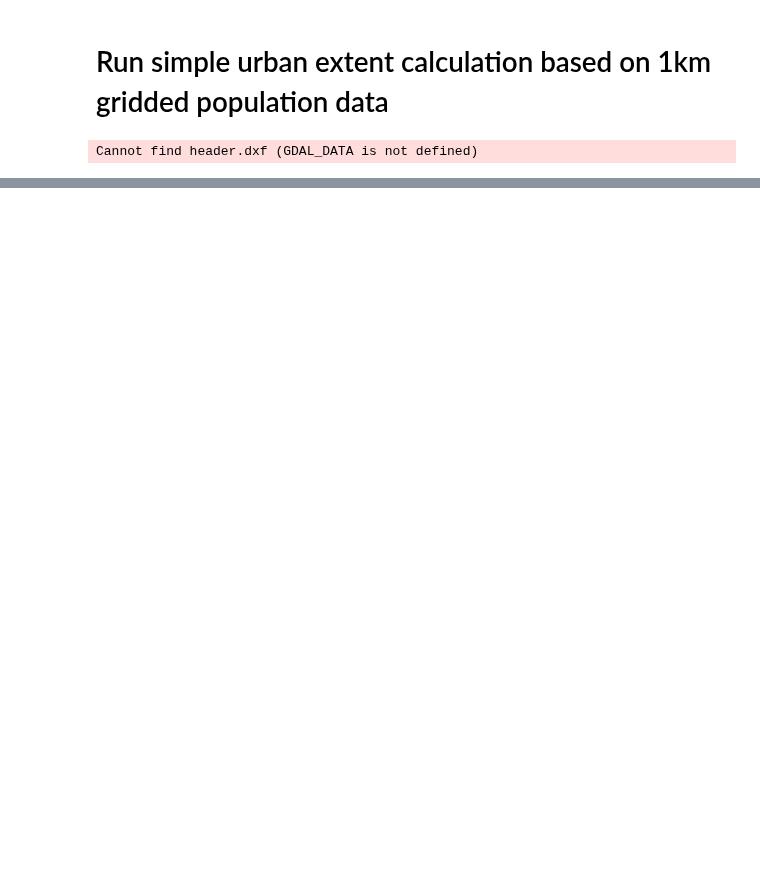
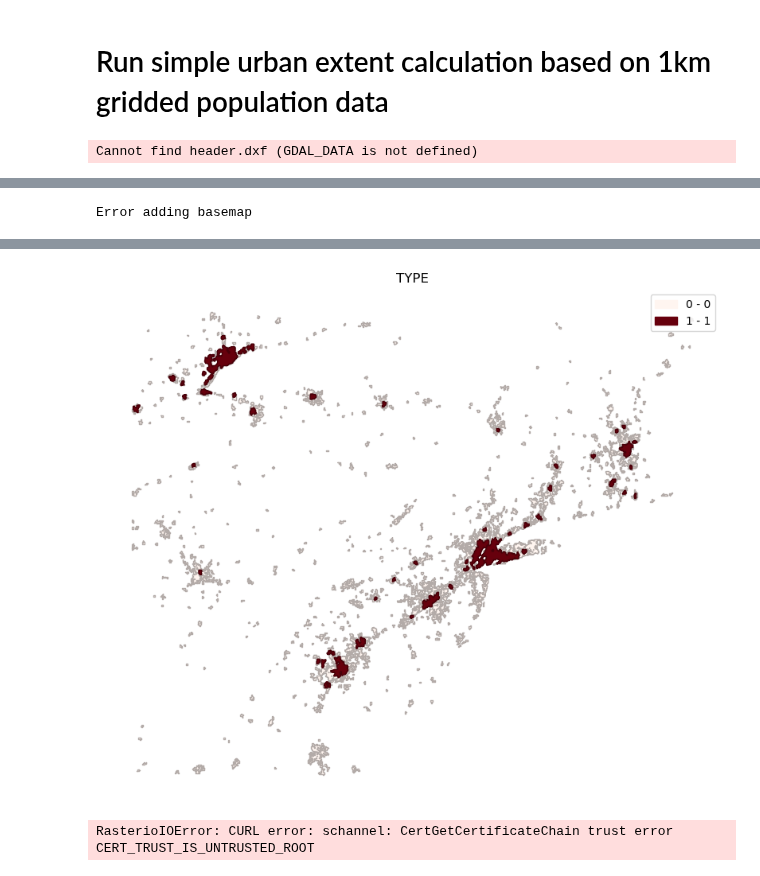
Before and after one commit to worldbank/GOSTurban, a Jupyter notebook: Notebooks/Tutorials/UrbanAreas_tutorials.ipynb, the cells around one changed output, grey strips where cells are left out. Saved outputs shown, nothing was run; the diff lists cells and outputs as text; code cells hidden in the pictures; blank space fills up the shorter version.

Commit message:
Misc setup and install updates

```diff
--- a/Notebooks/Tutorials/UrbanAreas_tutorials.ipynb
+++ b/Notebooks/Tutorials/UrbanAreas_tutorials.ipynb
@@ -55,0 +71,9 @@ hd_urban_extents.to_file(out_hd_urban, driver="GeoJSON")
+# %%
+# Read in urban extents
+hd_urban_extents = gpd.read_file(out_hd_urban)
+hd_urban_extents['TYPE'] = 1
+urban_extents = gpd.read_file(out_urban)
+urban_extents['TYPE'] = 0
+
+combo_extents = pd.concat([hd_urban_extents, urban_extents])
+combo_extents.head()
@@ -55,0 +87,4 @@ hd_urban_extents.to_file(out_hd_urban, driver="GeoJSON")
+# %%
+mapMisc.static_map_vector(combo_extents, "TYPE", edgecolor='darker')
+# %% [output]
+Error adding basemap
@@ -55,0 +92 @@ hd_urban_extents.to_file(out_hd_urban, driver="GeoJSON")
+[figure, added]
@@ -55,0 +95,5 @@ hd_urban_extents.to_file(out_hd_urban, driver="GeoJSON")
+# %%
+iso = 'GHA'
+wb_url = f'https://data.worldpop.org/GIS/Population/Global_2000_2020_1km/2020/{iso.upper()}/{iso}_ppp_2020_1km_Aggregated.tif'
+# %% [output]
+RasterioIOError: CURL error: schannel: CertGetCertificateChain trust error CERT_TRUST_IS_UNTRUSTED_ROOT
```
Also changed, not shown: parts of 8 cells of this notebook, 12 other files.
